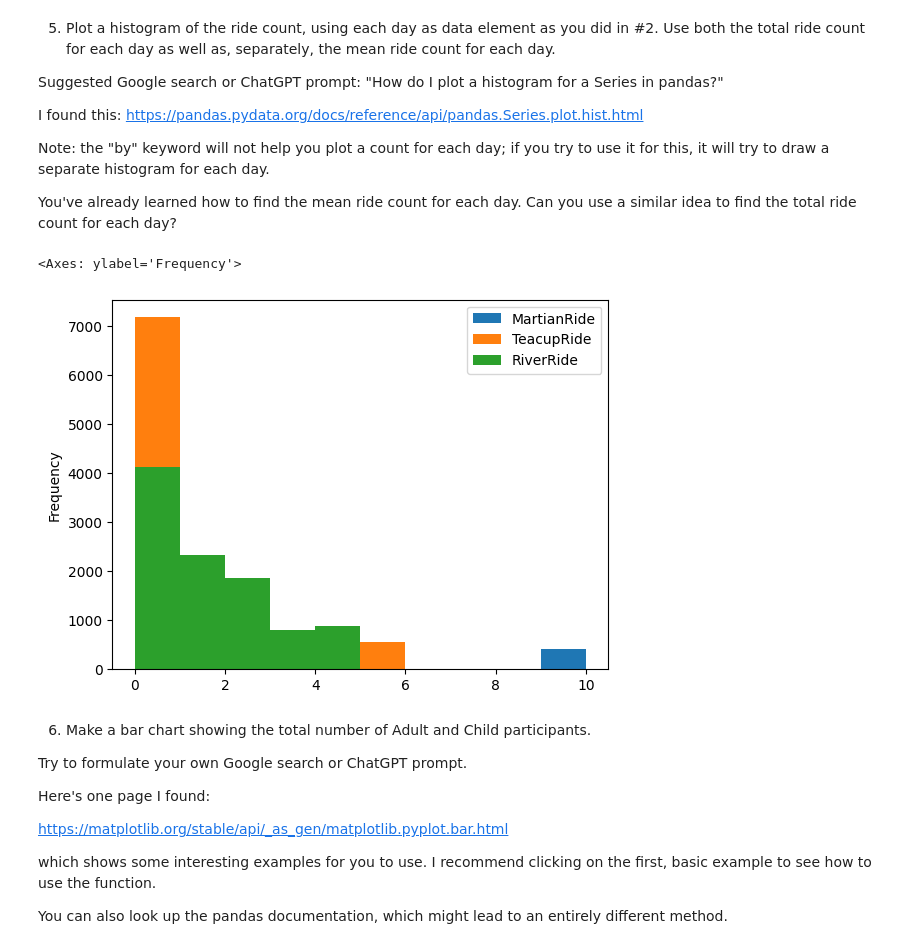
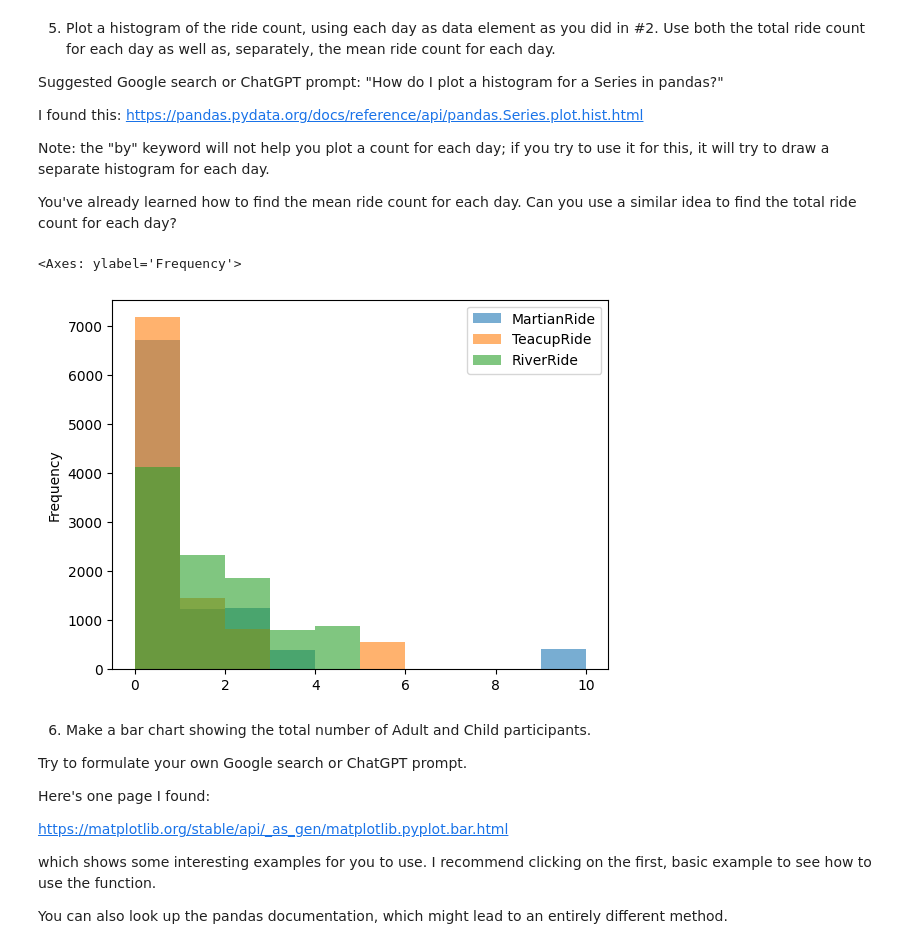
Before and after one commit to tware5-star/Module-B-semester-2, a Jupyter notebook: OMDS-ModB2-Week3-Ware-Tiffany.ipynb, the cells around one changed output. Saved outputs shown, nothing was run; the diff lists cells and outputs as text; code cells hidden in the pictures.

```diff
--- a/OMDS-ModB2-Week3-Ware-Tiffany.ipynb
+++ b/OMDS-ModB2-Week3-Ware-Tiffany.ipynb
@@ -295,10 +372,10 @@ Note: the "by" keyword will not help you plot a count for each day; if you try t
 
 You've already learned how to find the mean ride count for each day.  Can you use a similar idea to find the total ride count for each day?
 # %%
-df.plot.hist(column=['MartianRide','TeacupRide','RiverRide'])
+df.plot.hist(column=['MartianRide','TeacupRide','RiverRide'], alpha=0.60) # Change alpha to fix visability of data
 # %% [output]
 <Axes: ylabel='Frequency'>
-[figure, old version]
+[figure, new version]
 # %% [markdown]
 6. Make a bar chart showing the total number of Adult and Child participants.
 
```
Also changed, not shown: parts of 30 cells of this notebook, 2 other files.
